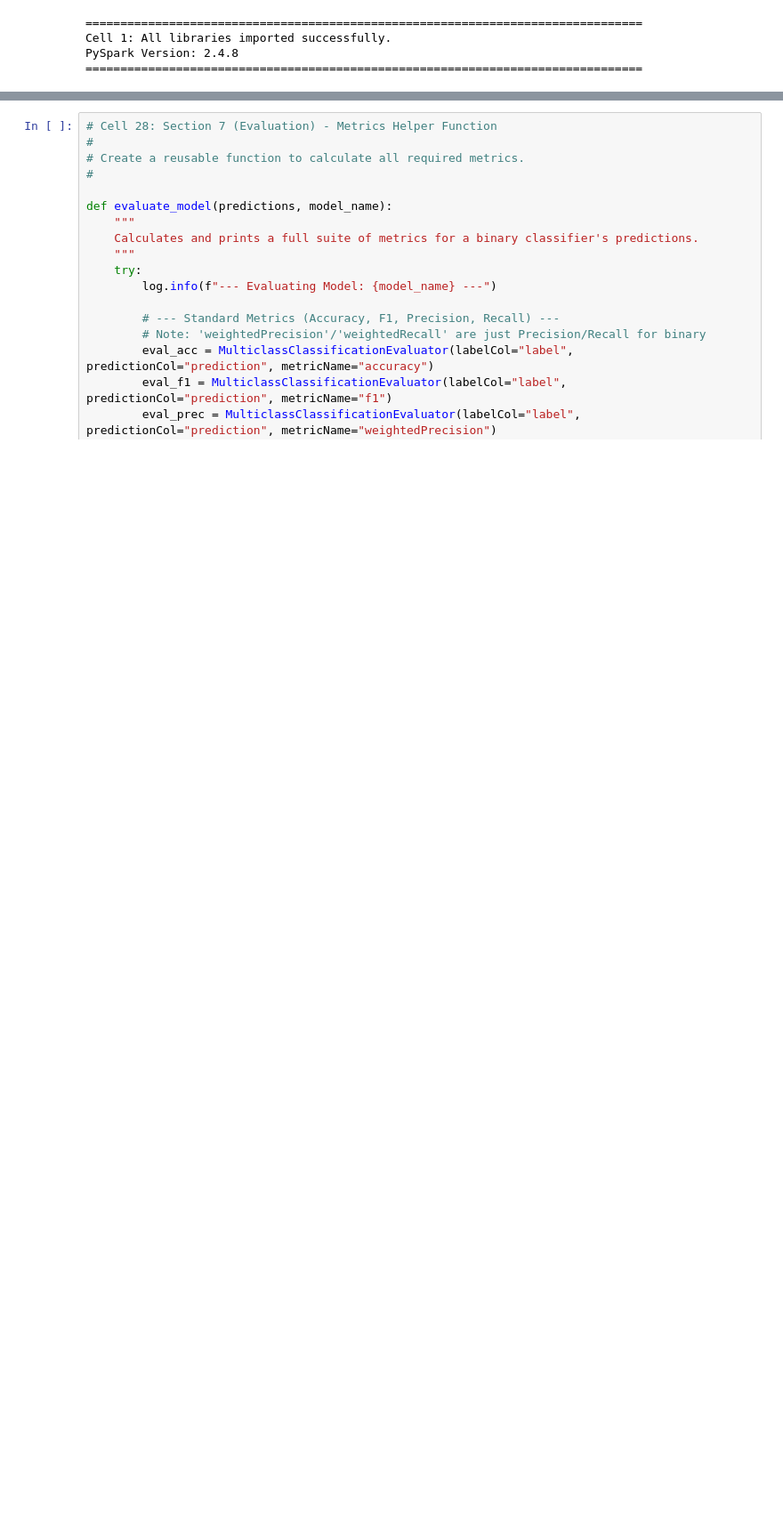
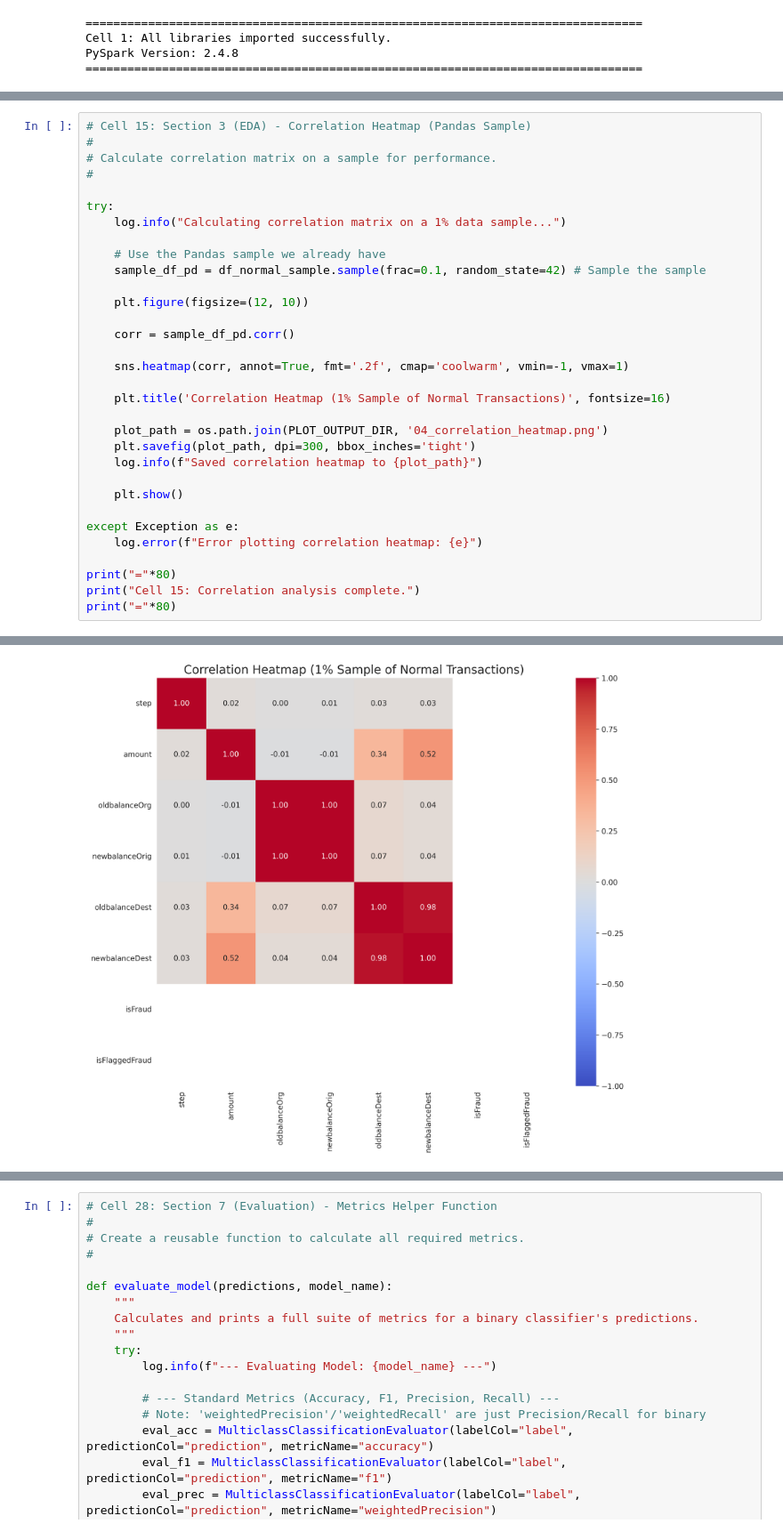
Before and after one commit to Smitvd22/DS-Lab, a Jupyter notebook: project.ipynb, the cells around one changed output, grey strips where cells are left out. Shown at 89% size. Saved outputs shown, nothing was run; the diff lists cells and outputs as text; blank space fills up the shorter version.

```diff
--- a/project.ipynb
+++ b/project.ipynb
@@ -745 +806,34 @@ Cell 14: Transaction amount distribution plot generated.
 ================================================================================
+# %%
+# Cell 15: Section 3 (EDA) - Correlation Heatmap (Pandas Sample)
+#
+# Calculate correlation matrix on a sample for performance.
+#
+
+try:
+    log.info("Calculating correlation matrix on a 1% data sample...")
+
+    # Use the Pandas sample we already have
+    sample_df_pd = df_normal_sample.sample(frac=0.1, random_state=42) # Sample the sample
+
+    plt.figure(figsize=(12, 10))
+
+    corr = sample_df_pd.corr()
+
+    sns.heatmap(corr, annot=True, fmt='.2f', cmap='coolwarm', vmin=-1, vmax=1)
+
+    plt.title('Correlation Heatmap (1% Sample of Normal Transactions)', fontsize=16)
+
+    plot_path = os.path.join(PLOT_OUTPUT_DIR, '04_correlation_heatmap.png')
+    plt.savefig(plot_path, dpi=300, bbox_inches='tight')
+    log.info(f"Saved correlation heatmap to {plot_path}")
+
+    plt.show()
+
+except Exception as e:
+    log.error(f"Error plotting correlation heatmap: {e}")
+
+print("="*80)
+print("Cell 15: Correlation analysis complete.")
+print("="*80)
+# %% [output]
@@ -745,0 +842 @@ Cell 14: Transaction amount distribution plot generated.
+[figure, added]
```
Also changed, not shown: parts of 40 cells of this notebook.
